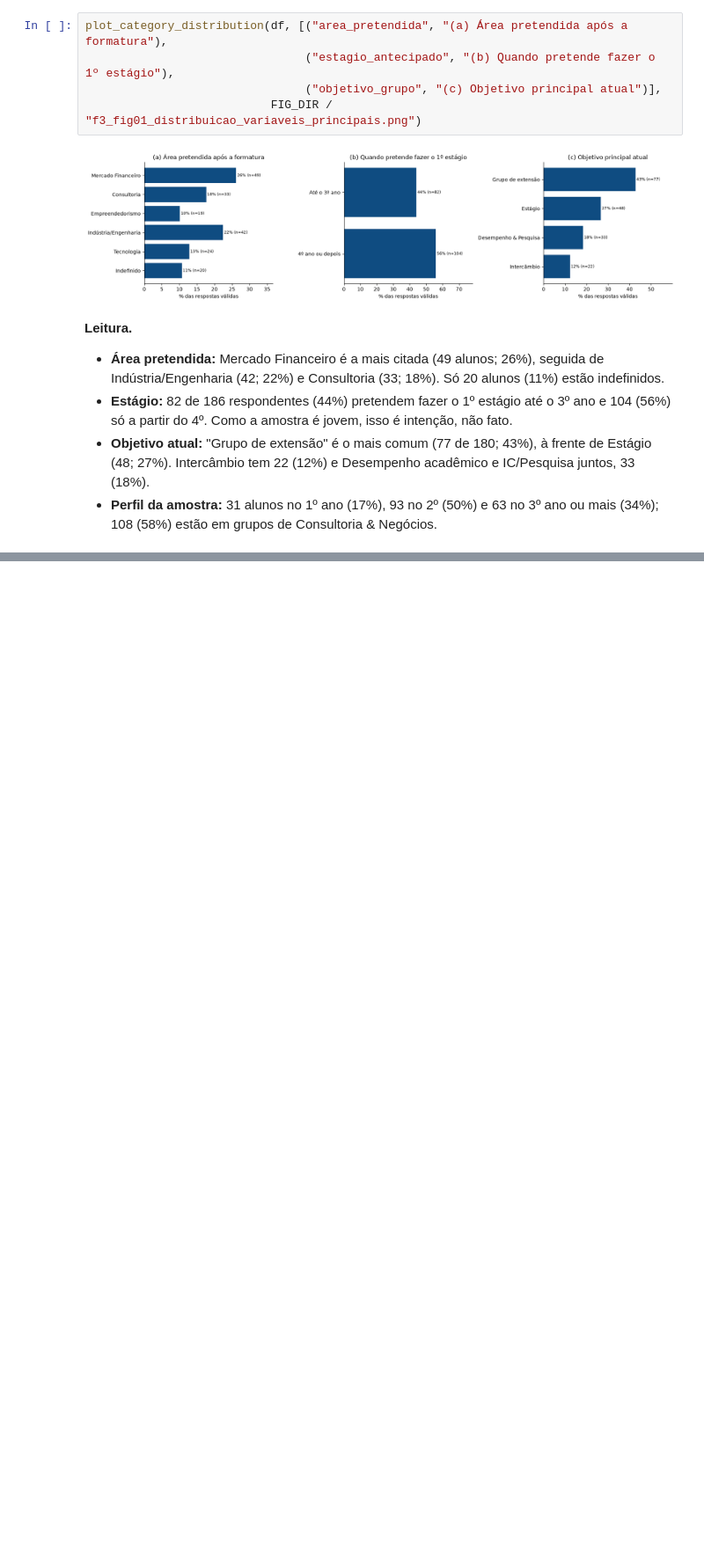
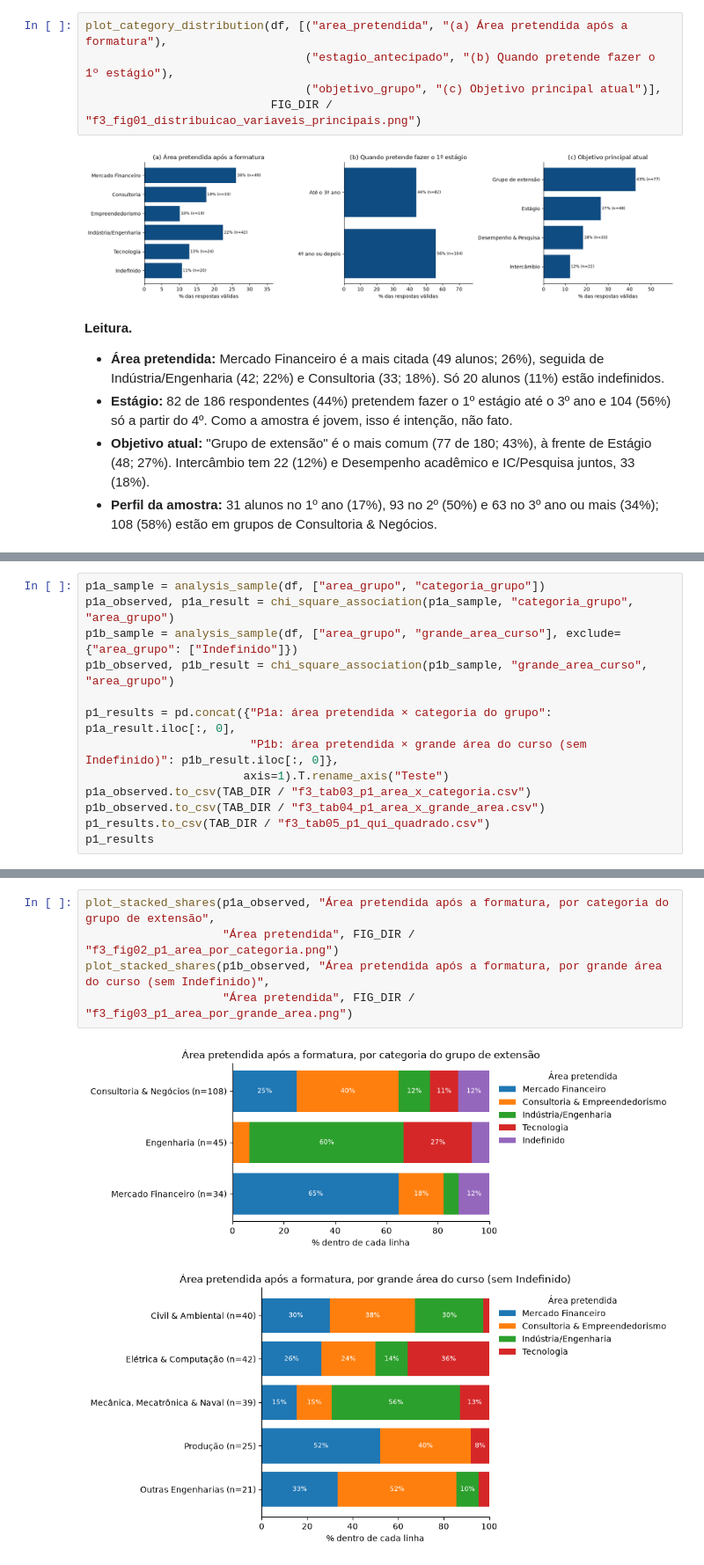
Before and after one commit to psallescard/estudo-grupos-de-extensao, a Jupyter notebook: notebooks/02_Carreira_Trajetoria_Objetivos.ipynb, the cells around one changed output, grey strips where cells are left out. Shown at 88% size. Drawn from its saved outputs; the diff is of its cells as text; blank space fills up the shorter version.

Commit message:
Adiciona P1 e P2 da Frente 3 (área pretendida)
Co-Authored-By: Claude Sonnet 5.5 <noreply@anthropic.com>

```diff
--- a/notebooks/02_Carreira_Trajetoria_Objetivos.ipynb
+++ b/notebooks/02_Carreira_Trajetoria_Objetivos.ipynb
@@ -124,0 +145,13 @@ plot_category_distribution(df, [("area_pretendida", "(a) Área pretendida após
+# %%
+p1a_sample = analysis_sample(df, ["area_grupo", "categoria_grupo"])
+p1a_observed, p1a_result = chi_square_association(p1a_sample, "categoria_grupo", "area_grupo")
+p1b_sample = analysis_sample(df, ["area_grupo", "grande_area_curso"], exclude={"area_grupo": ["Indefinido"]})
+p1b_observed, p1b_result = chi_square_association(p1b_sample, "grande_area_curso", "area_grupo")
+
+p1_results = pd.concat({"P1a: área pretendida × categoria do grupo": p1a_result.iloc[:, 0],
+                        "P1b: área pretendida × grande área do curso (sem Indefinido)": p1b_result.iloc[:, 0]},
+                       axis=1).T.rename_axis("Teste")
+p1a_observed.to_csv(TAB_DIR / "f3_tab03_p1_area_x_categoria.csv")
+p1b_observed.to_csv(TAB_DIR / "f3_tab04_p1_area_x_grande_area.csv")
+p1_results.to_csv(TAB_DIR / "f3_tab05_p1_qui_quadrado.csv")
+p1_results
@@ -124,0 +219,8 @@ plot_category_distribution(df, [("area_pretendida", "(a) Área pretendida após
+# %%
+plot_stacked_shares(p1a_observed, "Área pretendida após a formatura, por categoria do grupo de extensão",
+                    "Área pretendida", FIG_DIR / "f3_fig02_p1_area_por_categoria.png")
+plot_stacked_shares(p1b_observed, "Área pretendida após a formatura, por grande área do curso (sem Indefinido)",
+                    "Área pretendida", FIG_DIR / "f3_fig03_p1_area_por_grande_area.png")
+# %% [output]
+[figure, added]
+[figure, added]
```
Also changed, not shown: parts of 9 cells of this notebook, 11 other files.
